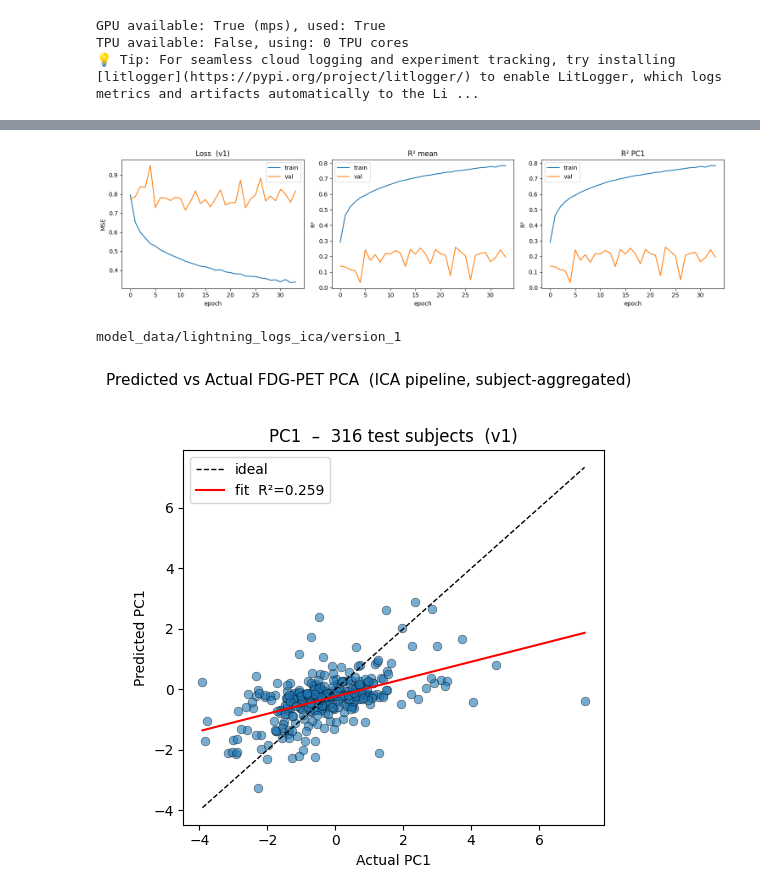
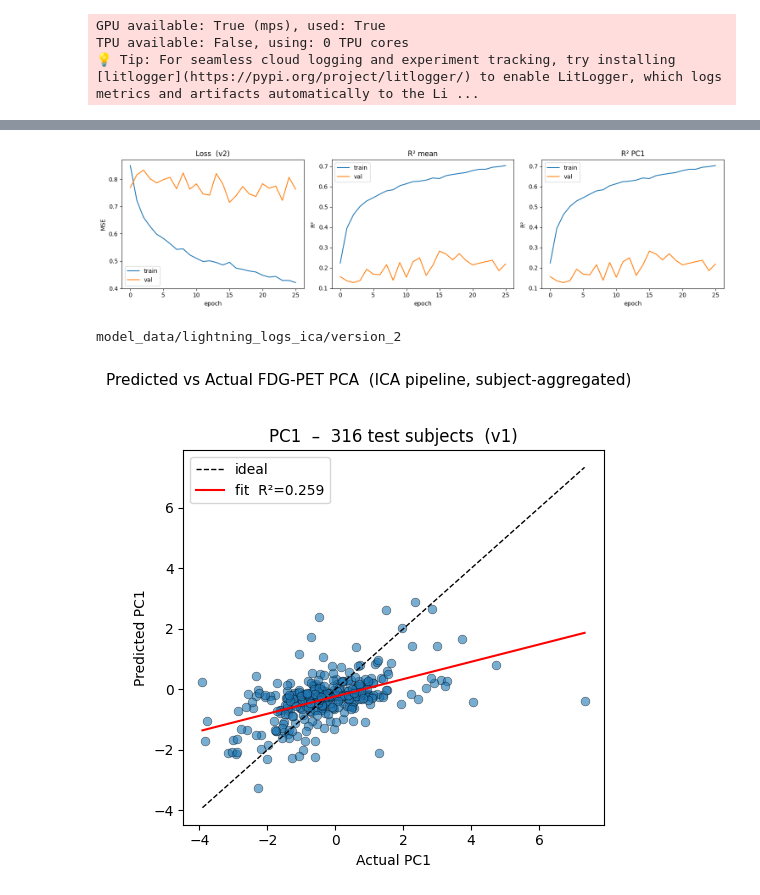
Before and after one commit to william2952/EEG_FDG_dementia, a Jupyter notebook: model_lightning_ica.ipynb, the cells around one changed output, grey strips where cells are left out. Saved outputs shown, nothing was run; the diff lists cells and outputs as text; code cells hidden in the pictures.

Commit message:
Implemented separate pc model

```diff
--- a/model_lightning_ica.ipynb
+++ b/model_lightning_ica.ipynb
@@ -263,38 +263,38 @@ trainer.fit(model, train_loader, test_loader)
 # %%
 from tensorboard.backend.event_processing.event_accumulator import EventAccumulator
 
-VERSION = 1   # ← set version number here
+VERSION = 2   # ← set version number here
 
 log_dir = Path(f"model_data/lightning_logs_ica/version_{VERSION}")
 ea = EventAccumulator(str(log_dir), size_guidance={"scalars": 0}); ea.Reload()
 tags = ea.Tags()["scalars"]
 
 def series(tag):
     return (list(range(len(ea.Scalars(tag)))), [e.value for e in ea.Scalars(tag)]) if tag in tags else ([], [])
 
 n_pcs = sum(1 for t in tags if t.startswith("val_r2_pc"))
 n_plots = 2 + n_pcs
 fig, axes = plt.subplots(1, n_plots, figsize=(5 * n_plots, 4))
 
 for tag, lab in [("train_loss_epoch", "train"), ("val_loss_epoch", "val")]:
     axes[0].plot(*series(tag), label=lab)
 axes[0].set(xlabel="epoch", ylabel="MSE", title=f"Loss  (v{VERSION})"); axes[0].legend()
 
 for tag, lab in [("train_r2_mean", "train"), ("val_r2_mean", "val")]:
     axes[1].plot(*series(tag), label=lab)
 axes[1].set(xlabel="epoch", ylabel="R²", title="R² mean"); axes[1].legend()
 
 for pc in range(1, n_pcs + 1):
     ax = axes[1 + pc]
     for tag, lab in [(f"train_r2_pc{pc}", "train"), (f"val_r2_pc{pc}", "val")]:
         ax.plot(*series(tag), label=lab)
     ax.set(xlabel="epoch", ylabel="R²", title=f"R² PC{pc}"); ax.legend()
 
 plt.tight_layout(); plt.show()
 print(log_dir)
 # %% [output]
-[figure, old version]
+[figure, new version]
-model_data/lightning_logs_ica/version_1
+model_data/lightning_logs_ica/version_2
 # %%
 ckpt_path = Path(f"model_data/models_ica/best-v1.ckpt")
 device = torch.device("mps")
```
Also changed, not shown: parts of 4 cells of this notebook, 2 other files.
